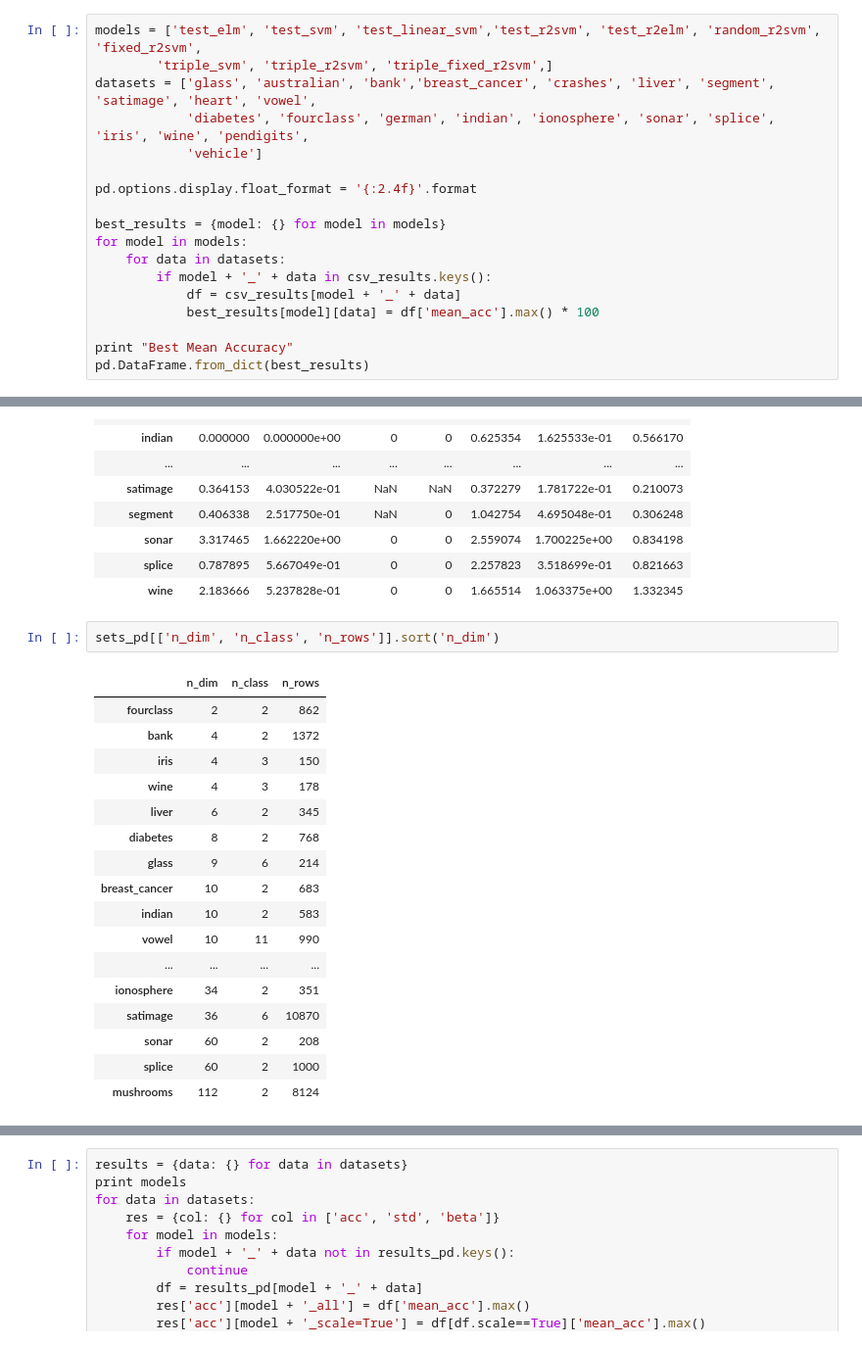
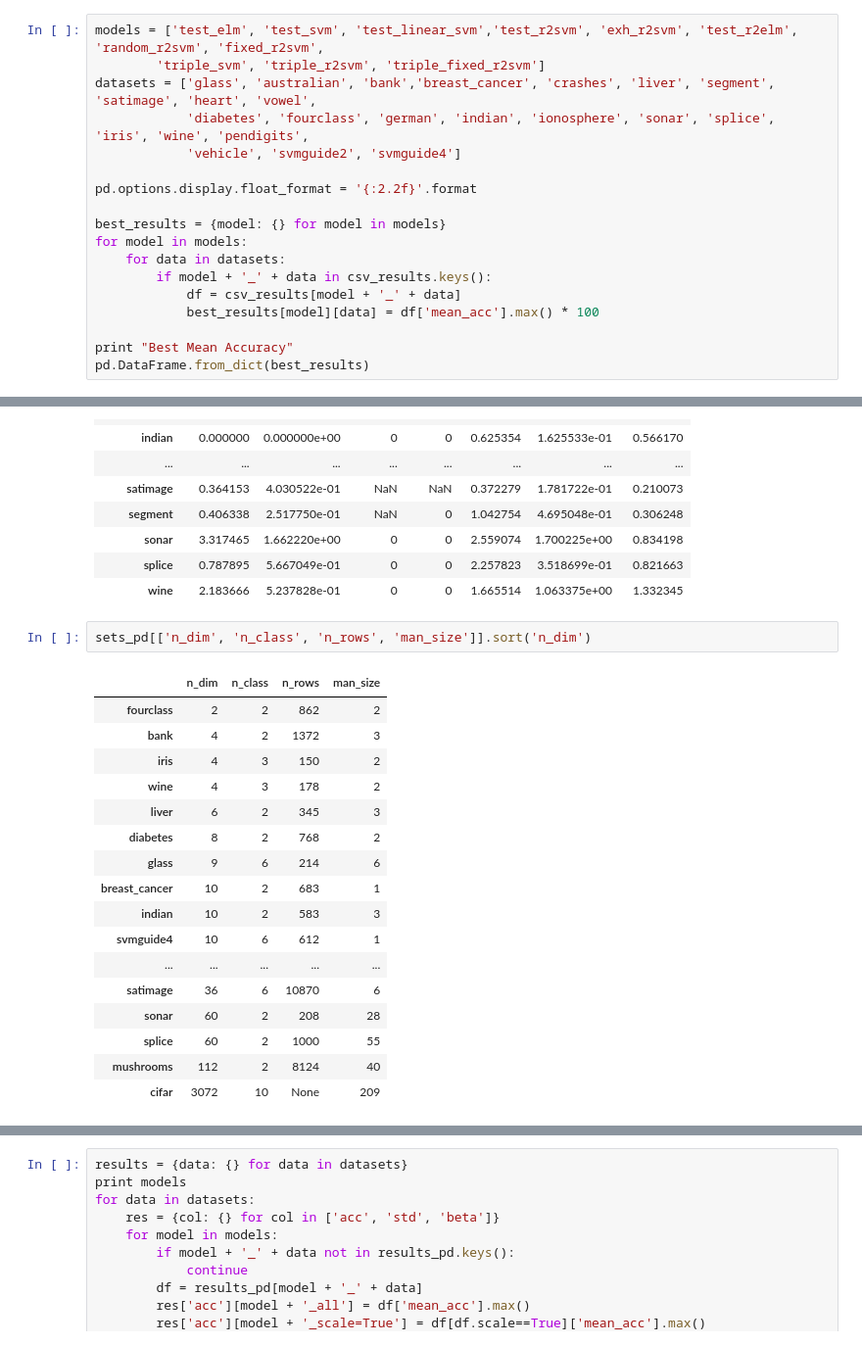
Before and after one commit to kudkudak/r2-learner, a Jupyter notebook: notebooks/results.ipynb, the cells around one changed output, grey strips where cells are left out. Shown at 98% size. Saved outputs shown, nothing was run; the diff lists cells and outputs as text.

```diff
--- a/notebooks/results.ipynb
+++ b/notebooks/results.ipynb
@@ -87,12 +93,12 @@ random_r2svm_ionosphere
 test_r2svm_satimage
 # %%
-models = ['test_elm', 'test_svm', 'test_linear_svm','test_r2svm', 'test_r2elm', 'random_r2svm', 'fixed_r2svm',
-        'triple_svm', 'triple_r2svm', 'triple_fixed_r2svm',]
+models = ['test_elm', 'test_svm', 'test_linear_svm','test_r2svm', 'exh_r2svm', 'test_r2elm', 'random_r2svm', 'fixed_r2svm',
+        'triple_svm', 'triple_r2svm', 'triple_fixed_r2svm']
 datasets = ['glass', 'australian', 'bank','breast_cancer', 'crashes', 'liver', 'segment', 'satimage', 'heart', 'vowel',
             'diabetes', 'fourclass', 'german', 'indian', 'ionosphere', 'sonar', 'splice', 'iris', 'wine', 'pendigits',
-            'vehicle']
+            'vehicle', 'svmguide2', 'svmguide4']
 
-pd.options.display.float_format = '{:2.4f}'.format
+pd.options.display.float_format = '{:2.2f}'.format
 
 best_results = {model: {} for model in models}
 for model in models:
@@ -196,25 +202,25 @@ Best std
 | splice | 0.787895 | 5.667049e-01 | 0 | 0 | 2.257823 | 3.518699e-01 | 0.821663 |
 | wine | 2.183666 | 5.237828e-01 | 0 | 0 | 1.665514 | 1.063375e+00 | 1.332345 |
 # %%
-sets_pd[['n_dim', 'n_class', 'n_rows']].sort('n_dim')
+sets_pd[['n_dim', 'n_class', 'n_rows', 'man_size']].sort('n_dim')
 # %% [output]
-|  | n_dim | n_class | n_rows |
-| fourclass | 2 | 2 | 862 |
-| bank | 4 | 2 | 1372 |
-| iris | 4 | 3 | 150 |
-| wine | 4 | 3 | 178 |
-| liver | 6 | 2 | 345 |
-| diabetes | 8 | 2 | 768 |
-| glass | 9 | 6 | 214 |
-| breast_cancer | 10 | 2 | 683 |
-| indian | 10 | 2 | 583 |
-| vowel | 10 | 11 | 990 |
-| ... | ... | ... | ... |
-| ionosphere | 34 | 2 | 351 |
-| satimage | 36 | 6 | 10870 |
-| sonar | 60 | 2 | 208 |
-| splice | 60 | 2 | 1000 |
-| mushrooms | 112 | 2 | 8124 |
+|  | n_dim | n_class | n_rows | man_size |
+| fourclass | 2 | 2 | 862 | 2 |
+| bank | 4 | 2 | 1372 | 3 |
+| iris | 4 | 3 | 150 | 2 |
+| wine | 4 | 3 | 178 | 2 |
+| liver | 6 | 2 | 345 | 3 |
+| diabetes | 8 | 2 | 768 | 2 |
+| glass | 9 | 6 | 214 | 6 |
+| breast_cancer | 10 | 2 | 683 | 1 |
+| indian | 10 | 2 | 583 | 3 |
+| svmguide4 | 10 | 6 | 612 | 1 |
+| ... | ... | ... | ... | ... |
+| satimage | 36 | 6 | 10870 | 6 |
+| sonar | 60 | 2 | 208 | 28 |
+| splice | 60 | 2 | 1000 | 55 |
+| mushrooms | 112 | 2 | 8124 | 40 |
+| cifar | 3072 | 10 | None | 209 |
 # %%
 sets = fetch_new_datasets()
 sets += fetch_small_datasets()
```
Also changed, not shown: parts of 11 cells of this notebook, 10 other files.
